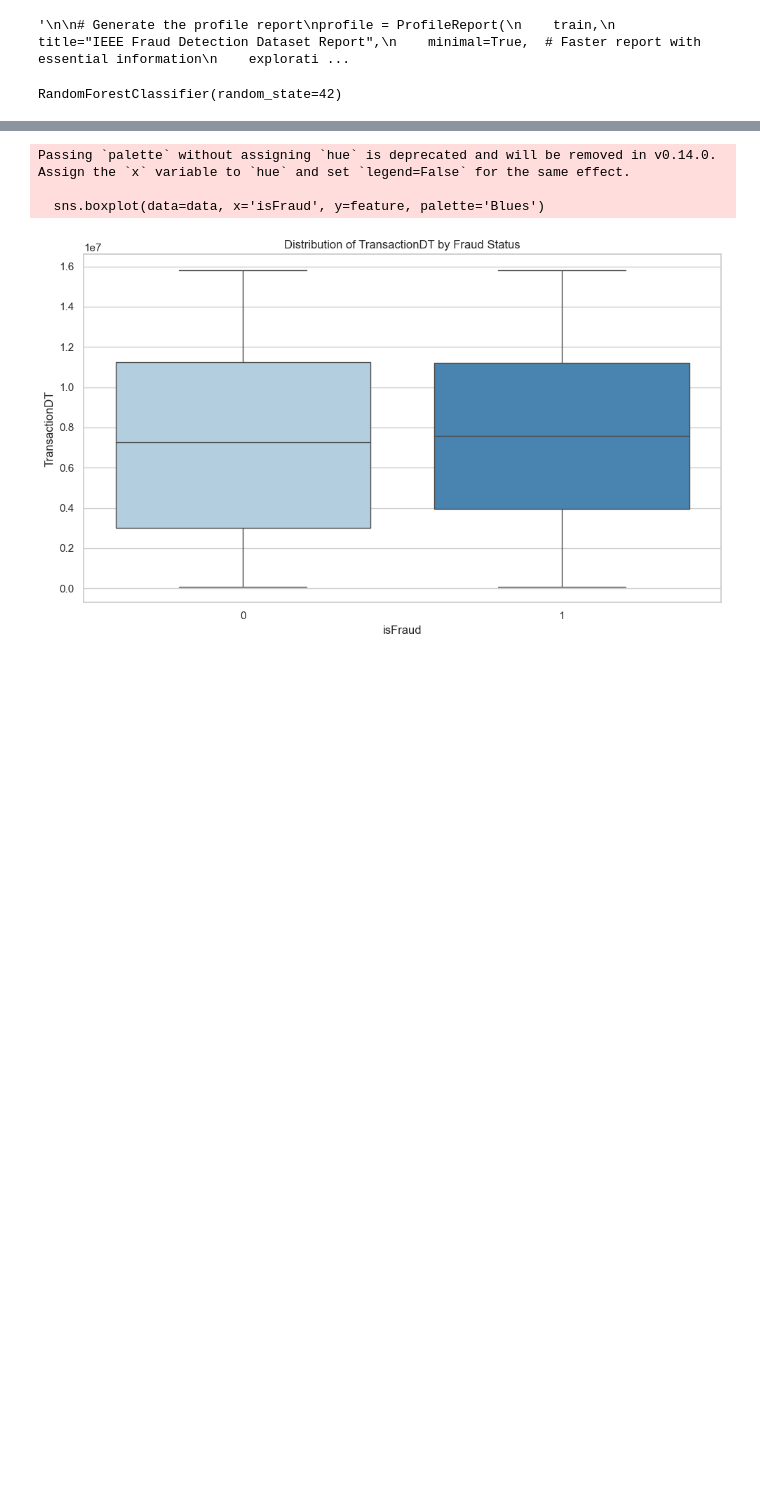
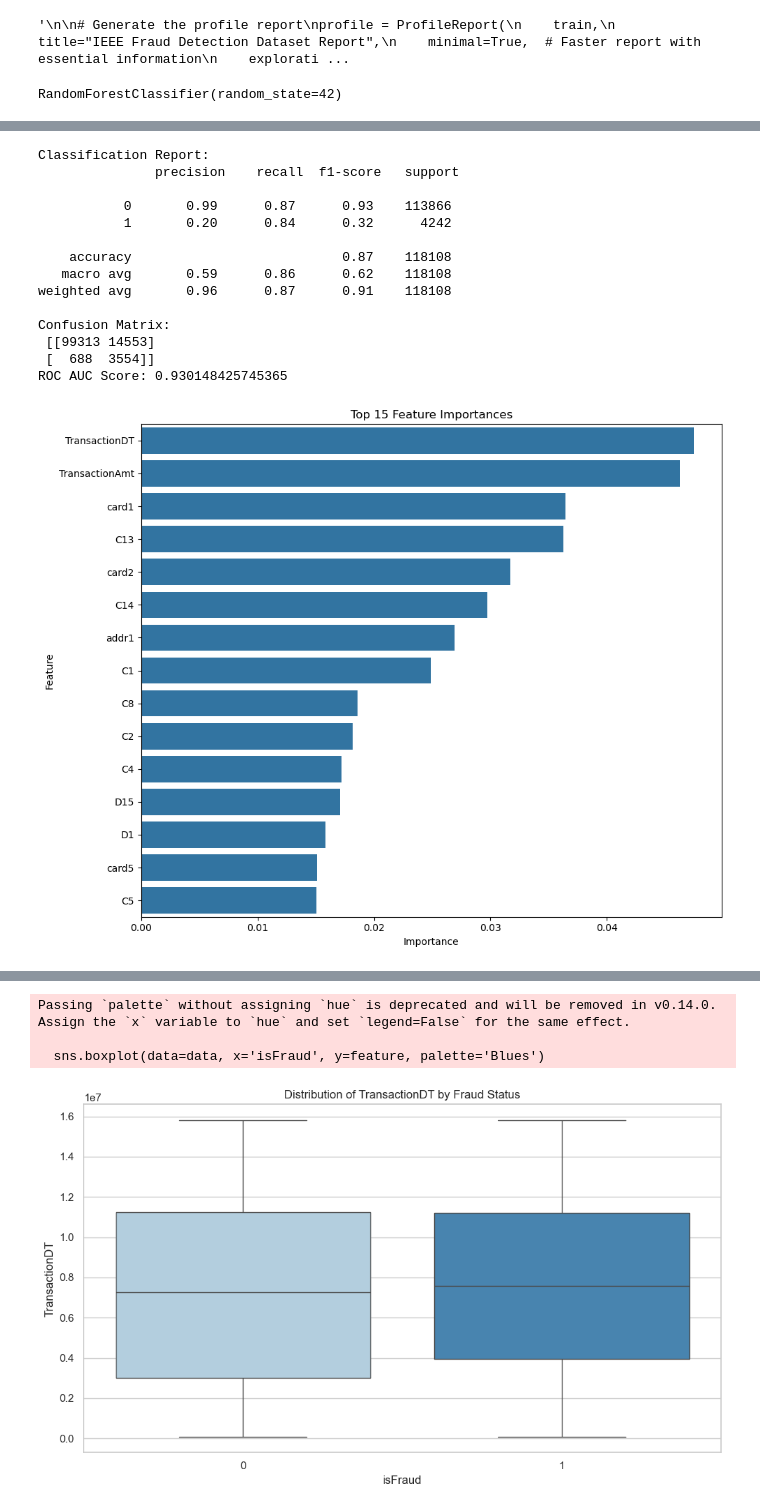
Before and after one commit to ackerman-alex/IDS789_credit_card_fraud_detection, a Jupyter notebook: IDS789_credit_card_fraud_detection.ipynb, the cells around one changed output, grey strips where cells are left out. Drawn from its saved outputs; the diff is of its cells as text; code cells hidden in the pictures; blank space fills up the shorter version.

Commit message:
added balanced random forest

```diff
--- a/IDS789_credit_card_fraud_detection.ipynb
+++ b/IDS789_credit_card_fraud_detection.ipynb
@@ -377,0 +376,69 @@ Passing `palette` without assigning `hue` is deprecated and will be removed in v
+# %%
+import pandas as pd
+from imblearn.ensemble import BalancedRandomForestClassifier
+from sklearn.model_selection import train_test_split
+from sklearn.metrics import classification_report, confusion_matrix, roc_auc_score
+import matplotlib.pyplot as plt
+import seaborn as sns
+
+# Separate target and drop 'TransactionID' column
+y = train["isFraud"]
+X = train.drop(columns=["isFraud", "TransactionID"])
+
+# Step 1: Filter out columns with >25% missing values
+missing_percentages = X.isnull().mean() * 100
+X_filtered = X.loc[:, missing_percentages <= 25]
+
+# Step 2: Impute missing values before encoding
+for column in X_filtered.columns:
+    if X_filtered[column].dtype in ["float64", "int64"]:  # Continuous variables
+        X_filtered[column] = X_filtered[column].fillna(X_filtered[column].median())
+    else:  # Categorical variables
+        X_filtered[column] = X_filtered[column].fillna(X_filtered[column].mode()[0])
+
+# Step 3: Encode categorical features
+X_encoded = pd.get_dummies(X_filtered, drop_first=True)
+
+# Step 4: Split the data for training (80% train, 20% test)
+X_train, X_test, y_train, y_test = train_test_split(
+    X_encoded, y, test_size=0.2, random_state=42
+)
+
+# Step 5: Train a Balanced Random Forest model
+brf = BalancedRandomForestClassifier(n_estimators=100, random_state=42)
+brf.fit(X_train, y_train)
+
+# Step 6: Evaluate the model
+y_pred = brf.predict(X_test)
+print("Classification Report:\n", classification_report(y_test, y_pred))
+print("Confusion Matrix:\n", confusion_matrix(y_test, y_pred))
+print("ROC AUC Score:", roc_auc_score(y_test, brf.predict_proba(X_test)[:, 1]))
+
+# Visualize feature importance
+brf_feature_importances = pd.DataFrame(
+    {"Feature": X_train.columns, "Importance": brf.feature_importances_}
+).sort_values(by="Importance", ascending=False)
+
+plt.figure(figsize=(10, 8))
+sns.barplot(x="Importance", y="Feature", data=brf_feature_importances.head(15))
+plt.title("Top 15 Feature Importances")
+plt.tight_layout()
+plt.show()
+
+brf_top_features = brf_feature_importances.head(15)
+# %% [output]
+Classification Report:
+               precision    recall  f1-score   support
+
+           0       0.99      0.87      0.93    113866
+           1       0.20      0.84      0.32      4242
+
+    accuracy                           0.87    118108
+   macro avg       0.59      0.86      0.62    118108
+weighted avg       0.96      0.87      0.91    118108
+
+Confusion Matrix:
+ [[99313 14553]
+ [  688  3554]]
+ROC AUC Score: 0.930148425745365
+[figure, added]
```
Also changed, not shown: parts of 5 cells of this notebook.
